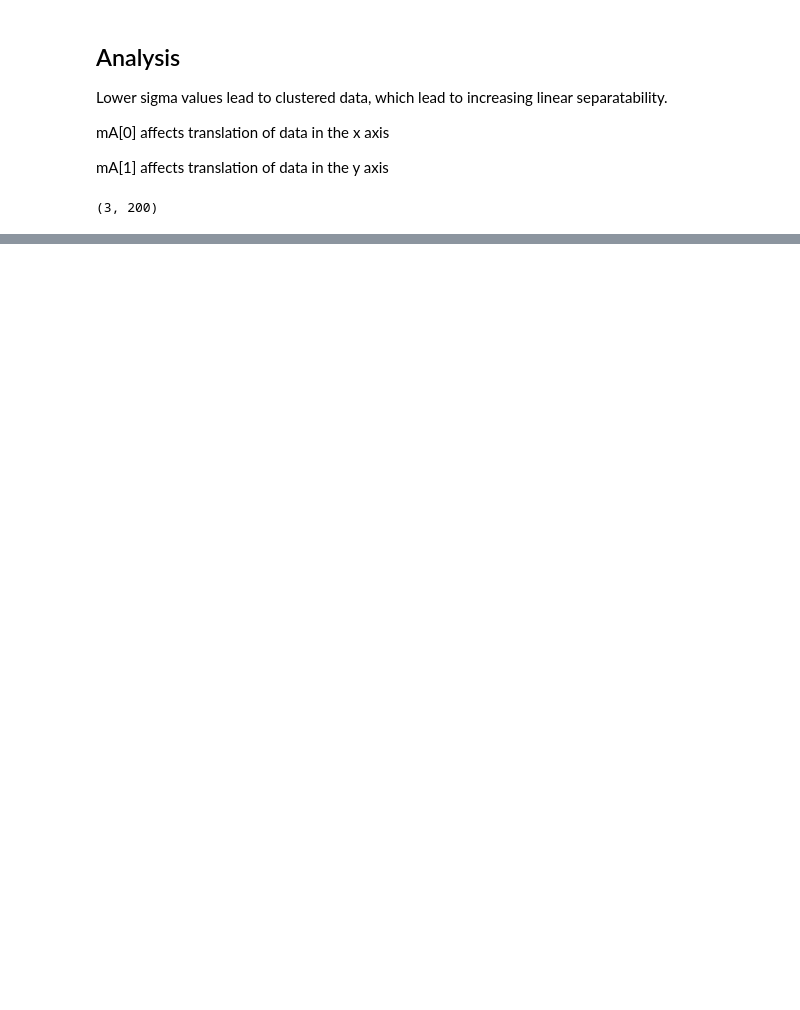
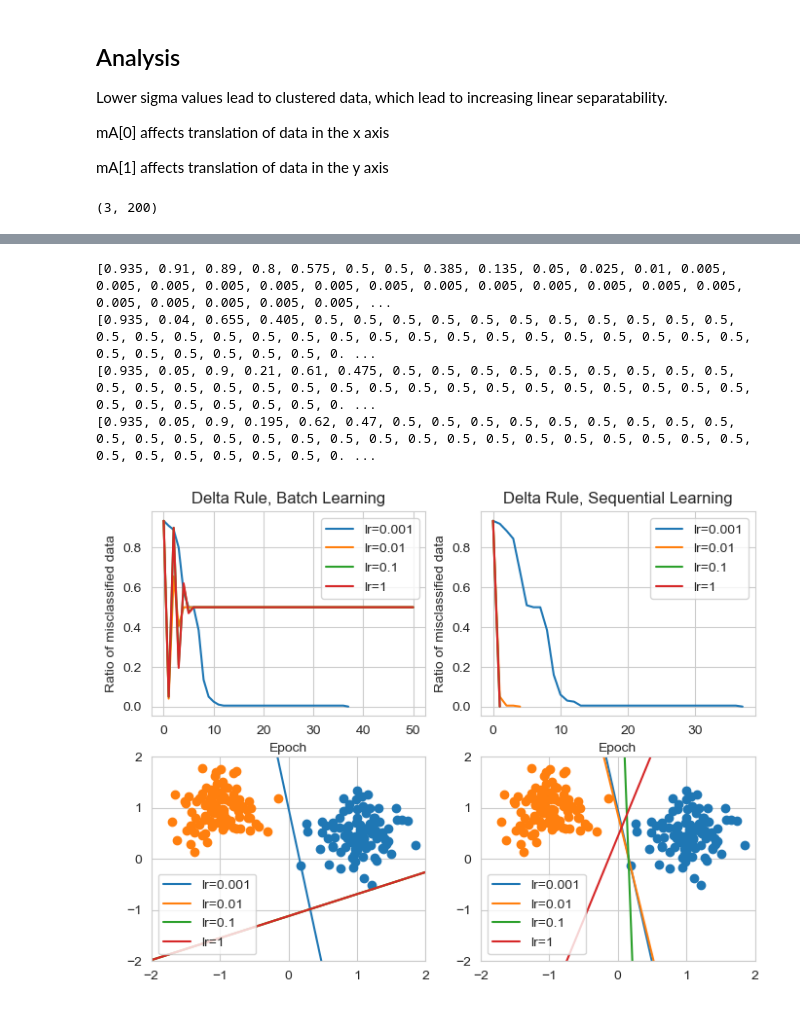
Before and after one commit to Pwspang/DD2437-ANN, a Jupyter notebook: Lab 1.ipynb, the cells around one changed output, grey strips where cells are left out. Drawn from its saved outputs; the diff is of its cells as text; code cells hidden in the pictures; blank space fills up the shorter version.

```diff
--- a/Lab 1.ipynb
+++ b/Lab 1.ipynb
@@ -144,0 +229,51 @@ No artists with labels found to put in legend.  Note that artists whose label st
+# %%
+learning_rate = [0.001, 0.01, 0.1, 1]
+#t = NN(2, 0.001, dataset, label)
+
+fig, axs = plt.subplots(2, 2, figsize=(8, 6))
+#plt.subplots_adjust(bottom=0.001)
+
+# Perceptron Learning
+count = 0
+for lr in learning_rate:
+    t = NN(2, lr, dataset, label, weights)
+    t.train_batch(50)
+    l = t.get_learning()
+    print(l, t.get_weights())
+
+    axs[0, 0].plot([i for i in range(len(l))] , l, label=f"lr={lr}")
+    axs[0, 0].set_xlabel("Epoch")
+    axs[0, 0].set_ylabel("Ratio of misclassified data")
+    count += 1
+    t.display_graph(axs[1, 0])
+
+
+# Sequential Learning
+count = 0
+for lr in learning_rate:
+    t = NN(2, lr, dataset, label, weights)
+    t.train_sequential(50)
+    l = t.get_learning()
+    #print(l, t.get_weights())
+
+    axs[0, 1].plot([i for i in range(len(l))] , l, label=f"lr={lr}")
+    axs[0, 1].set_xlabel("Epoch")
+    axs[0, 1].set_ylabel("Ratio of misclassified data")
+    count += 1
+    t.display_graph(axs[1, 1])
+
+axs[0,1].legend()
+axs[0,0].legend()
+axs[1,1].legend()
+axs[1,0].legend()
+
+axs[0, 0].set_title("Delta Rule, Batch Learning")
+axs[0, 1].set_title("Delta Rule, Sequential Learning")
+
+print()
+# %% [output]
+[0.935, 0.91, 0.89, 0.8, 0.575, 0.5, 0.5, 0.385, 0.135, 0.05, 0.025, 0.01, 0.005, 0.005, 0.005, 0.005, 0.005, 0.005, 0.005, 0.005, 0.005, 0.005, 0.005, 0.005, 0.005, 0.005, 0.005, 0.005, 0.005, 0.005, ...
+[0.935, 0.04, 0.655, 0.405, 0.5, 0.5, 0.5, 0.5, 0.5, 0.5, 0.5, 0.5, 0.5, 0.5, 0.5, 0.5, 0.5, 0.5, 0.5, 0.5, 0.5, 0.5, 0.5, 0.5, 0.5, 0.5, 0.5, 0.5, 0.5, 0.5, 0.5, 0.5, 0.5, 0.5, 0.5, 0.5, 0.5, 0.5, 0. ...
+[0.935, 0.05, 0.9, 0.21, 0.61, 0.475, 0.5, 0.5, 0.5, 0.5, 0.5, 0.5, 0.5, 0.5, 0.5, 0.5, 0.5, 0.5, 0.5, 0.5, 0.5, 0.5, 0.5, 0.5, 0.5, 0.5, 0.5, 0.5, 0.5, 0.5, 0.5, 0.5, 0.5, 0.5, 0.5, 0.5, 0.5, 0.5, 0. ...
+[0.935, 0.05, 0.9, 0.195, 0.62, 0.47, 0.5, 0.5, 0.5, 0.5, 0.5, 0.5, 0.5, 0.5, 0.5, 0.5, 0.5, 0.5, 0.5, 0.5, 0.5, 0.5, 0.5, 0.5, 0.5, 0.5, 0.5, 0.5, 0.5, 0.5, 0.5, 0.5, 0.5, 0.5, 0.5, 0.5, 0.5, 0.5, 0. ...
+[figure, added]
```
Also changed, not shown: parts of 8 cells of this notebook.
